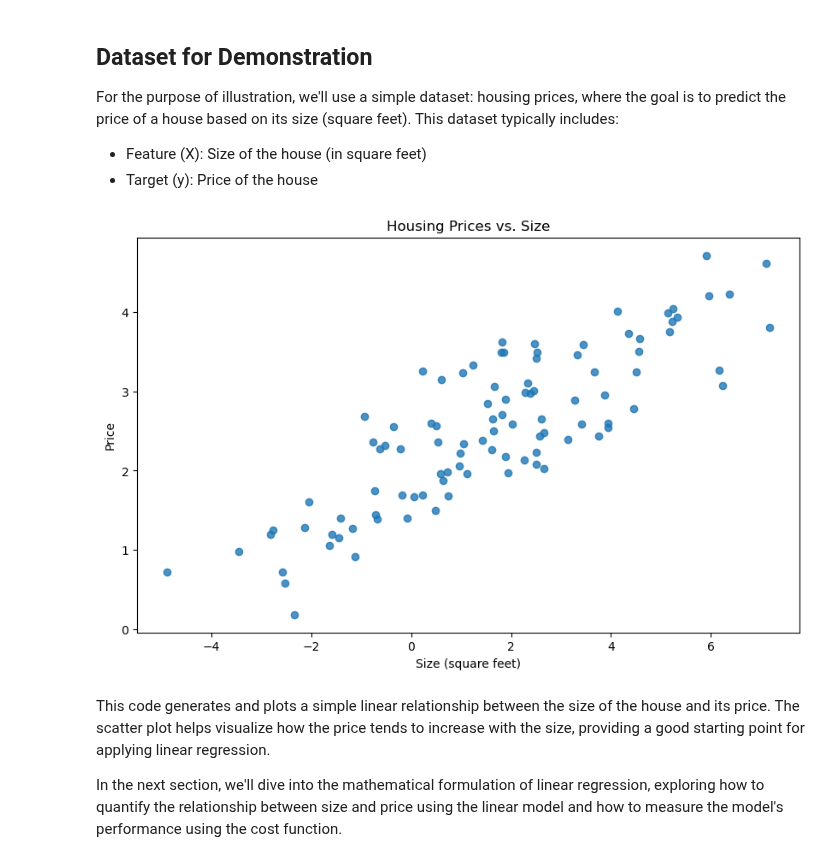
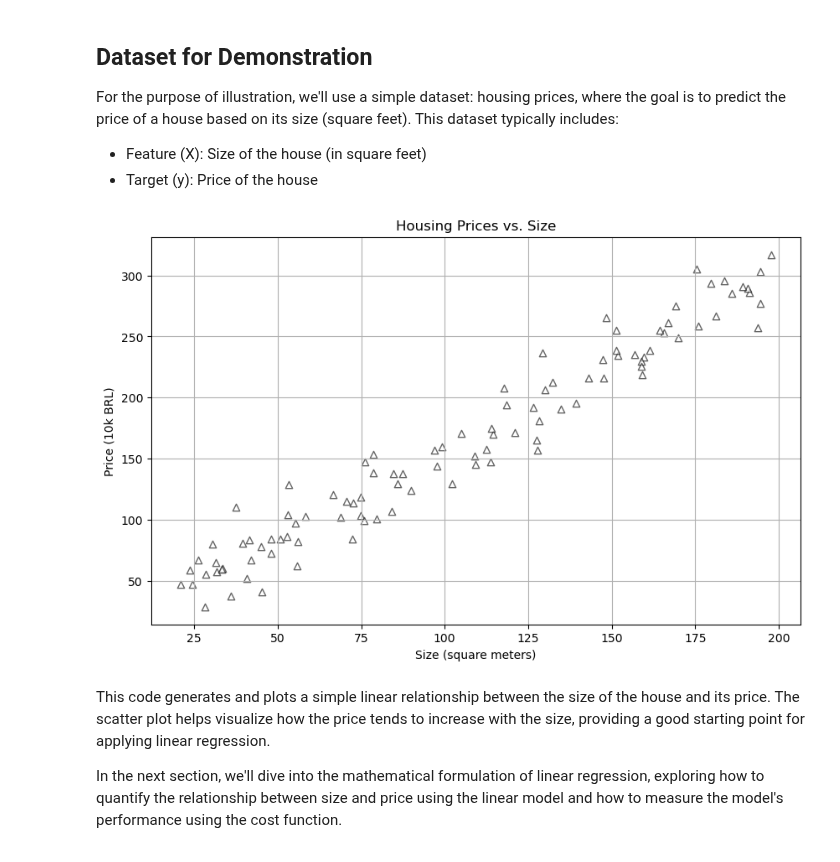
Before and after one commit to pyth04/ML-Specialization-Coursework-Notes, a Jupyter notebook: code/Linear Regression.ipynb, the cells around one changed output. Cells and saved outputs as stored; diff of their text form; code cells hidden in the pictures.

```diff
--- a/code/Linear Regression.ipynb
+++ b/code/Linear Regression.ipynb
@@ -87,22 +87,32 @@ For the purpose of illustration, we'll use a simple dataset: housing prices, whe
 # %%
 import numpy as np
 import matplotlib.pyplot as plt
 
-# Generate a synthetic dataset
-np.random.seed(0)
-X = 2.5 * np.random.randn(100) + 1.5   # Array of 100 values with mean = 1.5, stddev = 2.5
-res = 0.5 * np.random.randn(100)       # Generate 100 residual terms
-y = 2 + 0.3 * X + res                  # Actual values of Y
+# Parameters
+theta_0 = 50000  # base price (bias)
+theta_1 = 15000  # price per square meter
+num_samples = 100
 
-# Plot the dataset
-plt.figure(figsize=(10,6))
-plt.scatter(X, y, alpha=0.8)
+# Generate 100 random samples for house sizes within the 20m2 to 200m2 range
+np.random.seed(42)  # For reproducibility
+X = np.random.uniform(20, 200, num_samples)
+
+# Generate house prices based on the linear relationship plus some noise
+noise = np.random.randn(num_samples) * 200_000  # Noise with standard deviation of 200,000 BRL
+y = theta_0 + theta_1 * X + noise
+y = y / 1e4
+
+# Plotting the data
+plt.figure(figsize=(10, 6))
+plt.scatter(X, y, color='white', alpha=0.6, marker = "^", edgecolors='black')
 plt.title('Housing Prices vs. Size')
-plt.xlabel('Size (square feet)')
-plt.ylabel('Price')
+plt.xlabel('Size (square meters)')
+plt.ylabel('Price (10k BRL)')
+# plt.legend()
+plt.grid(True)
 plt.show()
 # %% [output]
-[figure, old version]
+[figure, new version]
 # %% [markdown]
 This code generates and plots a simple linear relationship between the size of the house and its price. The scatter plot helps visualize how the price tends to increase with the size, providing a good starting point for applying linear regression.
 
```
Also changed, not shown: 1 other file.
